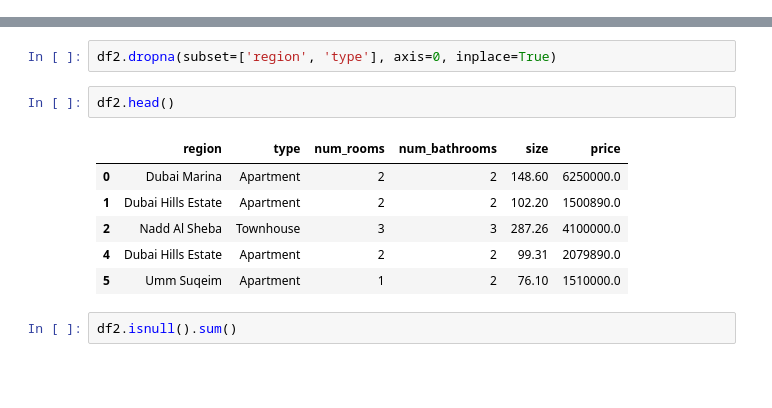
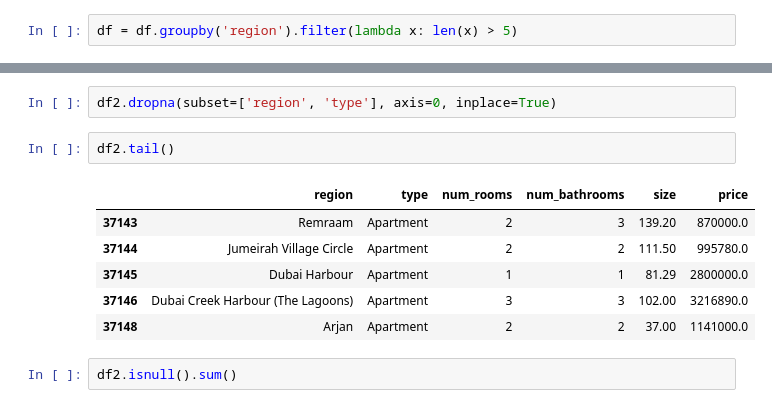
Before and after one commit to joefarah850/Capstone-Project, a Jupyter notebook: Preprocessing-Test/preprocessing.ipynb, the cells around one changed output, grey strips where cells are left out. Cells and saved outputs as stored; diff of their text form; blank space fills up the shorter version.

```diff
--- a/Preprocessing-Test/preprocessing.ipynb
+++ b/Preprocessing-Test/preprocessing.ipynb
@@ -119,20 +119,22 @@ dtype: int64
 df[df['size'] < 0]
 # %% [output]
 |  | id | url | title | city | region | type | num_rooms | num_bathrooms | size | price |
+# %%
+df = df.groupby('region').filter(lambda x: len(x) > 5)
 # %%
 df2 = df.copy(deep=True)
 df2.drop(["id", "url", "title", "city"], axis=1, inplace=True)
 # %%
 df2.dropna(subset=['region', 'type'], axis=0, inplace=True)
 # %%
-df2.head()
+df2.tail()
 # %% [output]
 |  | region | type | num_rooms | num_bathrooms | size | price |
-| 0 | Dubai Marina | Apartment | 2 | 2 | 148.60 | 6250000.0 |
-| 1 | Dubai Hills Estate | Apartment | 2 | 2 | 102.20 | 1500890.0 |
-| 2 | Nadd Al Sheba | Townhouse | 3 | 3 | 287.26 | 4100000.0 |
-| 4 | Dubai Hills Estate | Apartment | 2 | 2 | 99.31 | 2079890.0 |
-| 5 | Umm Suqeim | Apartment | 1 | 2 | 76.10 | 1510000.0 |
+| 37143 | Remraam | Apartment | 2 | 3 | 139.20 | 870000.0 |
+| 37144 | Jumeirah Village Circle | Apartment | 2 | 2 | 111.50 | 995780.0 |
+| 37145 | Dubai Harbour | Apartment | 1 | 1 | 81.29 | 2800000.0 |
+| 37146 | Dubai Creek Harbour (The Lagoons) | Apartment | 3 | 3 | 102.00 | 3216890.0 |
+| 37148 | Arjan | Apartment | 2 | 2 | 37.00 | 1141000.0 |
 # %%
 df2.isnull().sum()
 # %% [output]
```
Also changed, not shown: parts of 42 cells of this notebook, 26 other files.
